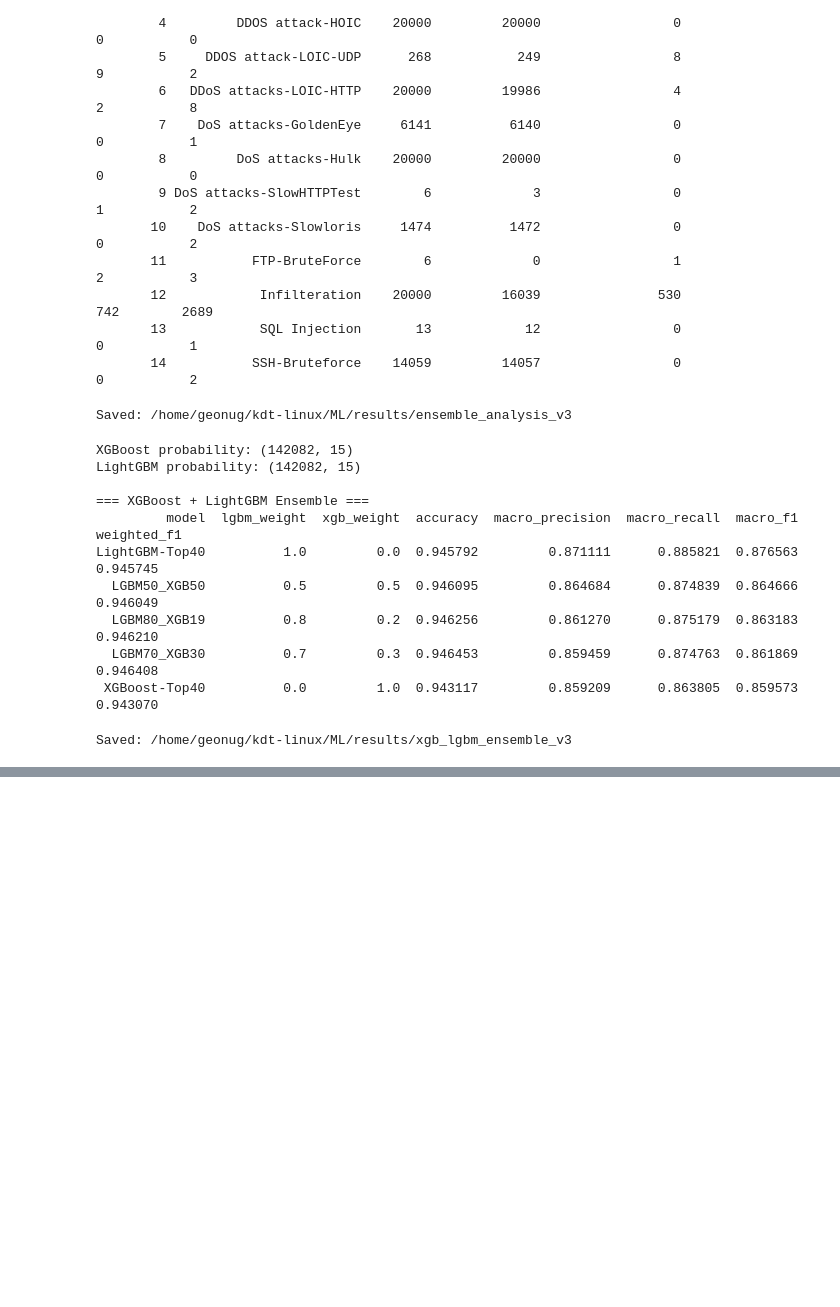
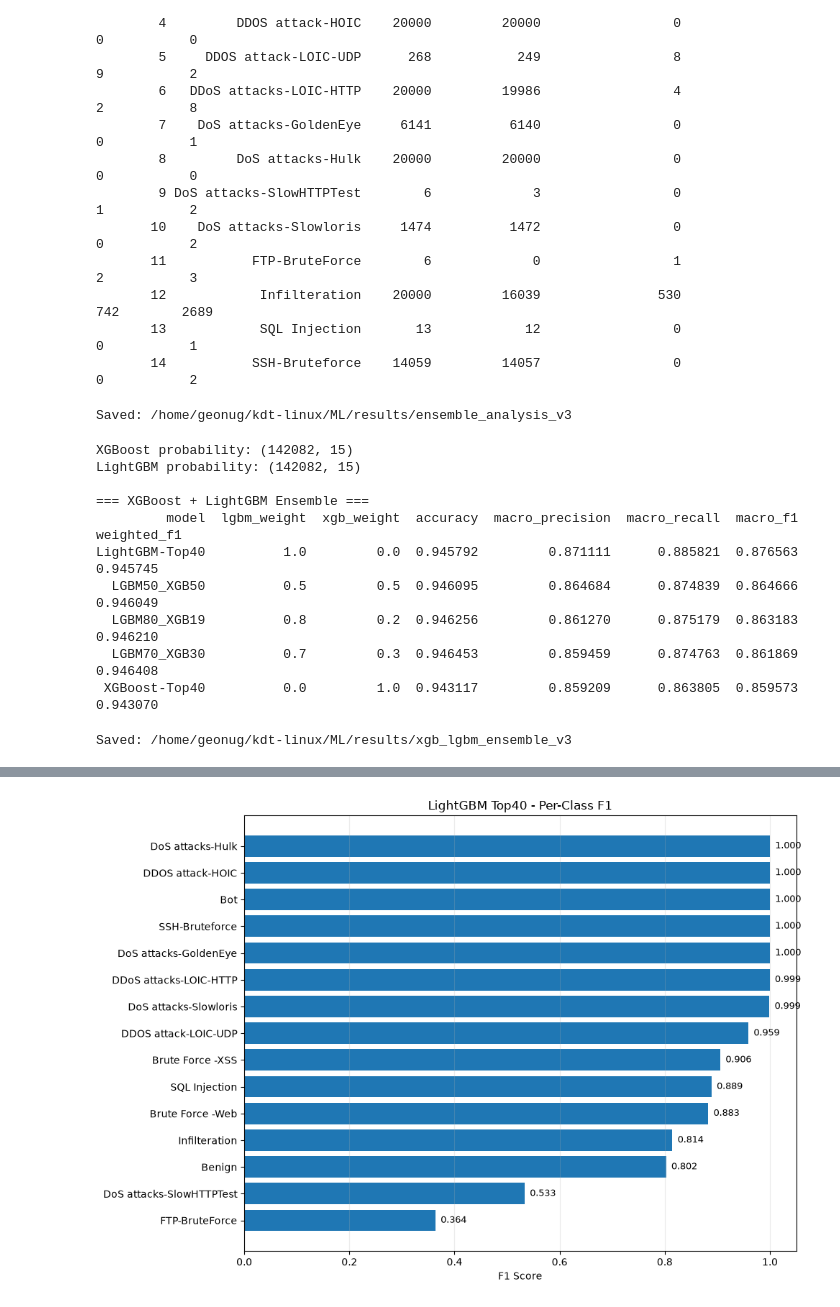
Before and after one commit to whrjsdnr/ML_teamproject, a Jupyter notebook: notebooks/preprocessing.ipynb, the cells around one changed output, grey strips where cells are left out. Saved outputs shown, nothing was run; the diff lists cells and outputs as text; code cells hidden in the pictures; blank space fills up the shorter version.

```diff
--- a/notebooks/preprocessing.ipynb
+++ b/notebooks/preprocessing.ipynb
@@ -5577,0 +5877,98 @@ Saved: /home/geonug/kdt-linux/ML/results/xgb_lgbm_ensemble_v3
+# %%
+LGBM_REPORT_PATH = (
+    RESULT_ROOT
+    / "lightgbm_top40_v3"
+    / "classification_report.csv"
+)
+
+
+report = pd.read_csv(
+    LGBM_REPORT_PATH,
+    index_col=0,
+)
+
+
+class_names = [
+    "Benign",
+    "Bot",
+    "Brute Force -Web",
+    "Brute Force -XSS",
+    "DDOS attack-HOIC",
+    "DDOS attack-LOIC-UDP",
+    "DDoS attacks-LOIC-HTTP",
+    "DoS attacks-GoldenEye",
+    "DoS attacks-Hulk",
+    "DoS attacks-SlowHTTPTest",
+    "DoS attacks-Slowloris",
+    "FTP-BruteForce",
+    "Infilteration",
+    "SQL Injection",
+    "SSH-Bruteforce",
+]
+
+
+class_f1 = (
+    report
+    .loc[class_names, ["f1-score", "support"]]
+    .sort_values("f1-score")
+)
+
+
+fig, ax = plt.subplots(
+    figsize=(10, 7)
+)
+
+
+bars = ax.barh(
+    class_f1.index,
+    class_f1["f1-score"],
+)
+
+
+ax.set_xlim(
+    0,
+    1.05
+)
+
+ax.set_title(
+    "LightGBM Top40 - Per-Class F1"
+)
+
+ax.set_xlabel(
+    "F1 Score"
+)
+
+ax.grid(
+    axis="x",
+    alpha=0.25
+)
+
+
+for bar, value in zip(
+    bars,
+    class_f1["f1-score"]
+):
+
+    ax.text(
+        value + 0.01,
+        bar.get_y()
+        + bar.get_height() / 2,
+
+        f"{value:.3f}",
+
+        va="center",
+        fontsize=9,
+    )
+
+
+plt.tight_layout()
+
+plt.savefig(
+    FIG_DIR / "04_lightgbm_per_class_f1.png",
+    dpi=200,
+    bbox_inches="tight",
+)
+
+plt.show()
+# %% [output]
+[figure, added]
```
Also changed, not shown: parts of 10 cells of this notebook, 8 other files.
